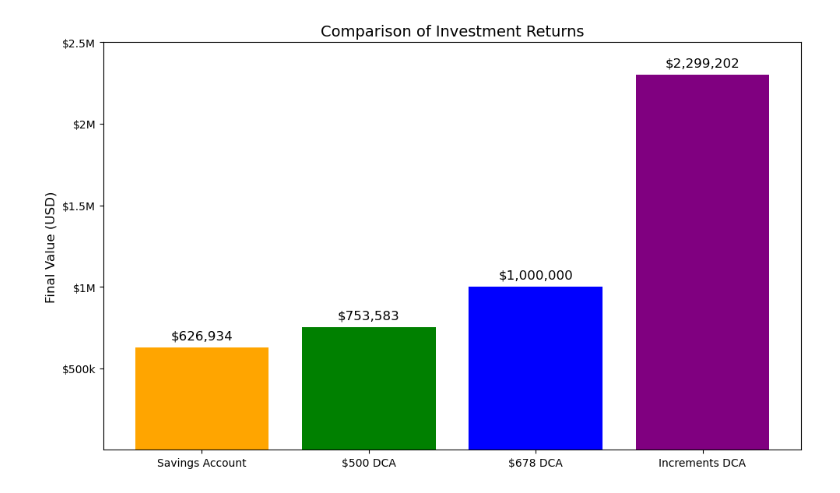
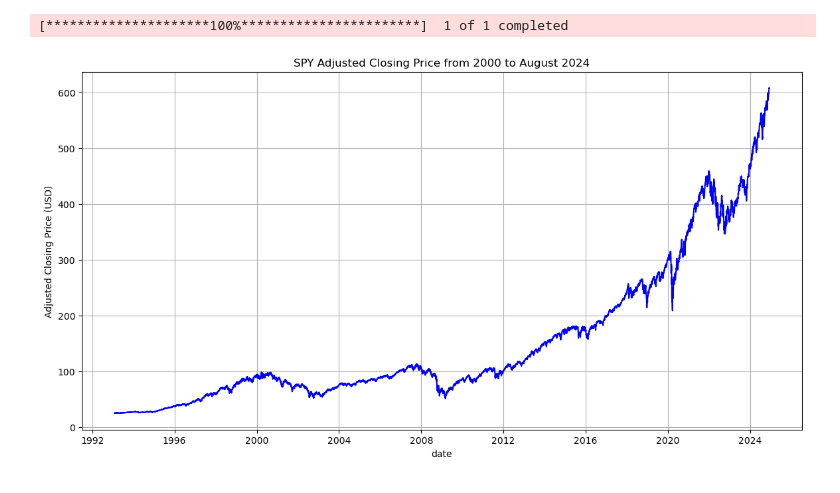
Before and after one commit to dhcchh/SPY-Analytics-Forecasting-Project, a Jupyter notebook: Notebooks-Analysis/analysis_nominal.ipynb, the cells around one changed output. Saved outputs shown, nothing was run; the diff lists cells and outputs as text; code cells hidden in the pictures.

```diff
--- a/Notebooks-Analysis/analysis_nominal.ipynb
+++ b/Notebooks-Analysis/analysis_nominal.ipynb
@@ -465,29 +0,0 @@ plt.show()
-# %%
-"""
-Define the values and labels for the bar graph
-"""
-categories = ['Savings Account', '$500 DCA', '$678 DCA', 'Increments DCA']
-values = [626934, 753583, 1000000, 2299202]
-
-"""
-Create the bar plot
-"""
-plt.figure(figsize=(10, 6))
-plt.bar(categories, values, color=['orange', 'green', 'blue', 'purple'])
-
-"""
-Add labels and titles and show plot
-"""
-plt.title('Comparison of Investment Returns', fontsize=14)
-plt.ylabel('Final Value (USD)', fontsize=12)
-
-plt.gca().yaxis.set_major_formatter(mtick.FuncFormatter(lambda x, _: '\\${:,.0f}'.format(x / 1e6) + 'M'))
-plt.yticks([500000, 1000000, 1500000, 2000000, 2500000], ['\\$500k', '\\$1M', '\\$1.5M', '\\$2M', '\\$2.5M'])
-
-for i, v in enumerate(values):
-    plt.text(i, v + 50000, f'\\${v:,.0f}', ha='center', fontsize=12)
-
-plt.tight_layout()
-plt.show()
-# %% [output]
-[figure, removed]
@@ -493,0 +8,24 @@ plt.show()
+# %%
+end_date = datetime.today().strftime('%Y-%m-%d')
+spy = yf.download('SPY', start='1993-01-29', end=end_date)
+# %% [output]
+[*********************100%***********************]  1 of 1 completed
+# %%
+spy = spy.drop(columns=["Open", "High", "Low", "Close", "Volume"])
+spy.reset_index(inplace=True)
+spy = spy.rename(columns={"Adj Close": "close_price", "Date": "date"})
+spy["date"] = pd.to_datetime(spy["date"])
+spy["close_price"] = spy["close_price"].round(2)
+# %%
+"""
+Plot the adjusted closing price of SPY
+"""
+plt.figure(figsize=(14, 7))
+plt.plot(spy['date'], spy['close_price'], color='blue')
+plt.title('SPY Adjusted Closing Price from 2000 to August 2024')
+plt.xlabel('date')
+plt.ylabel('Adjusted Closing Price (USD)')
+plt.grid(True)
+plt.show()
+# %% [output]
+[figure, added]
```
Also changed, not shown: parts of 37 cells of this notebook.
